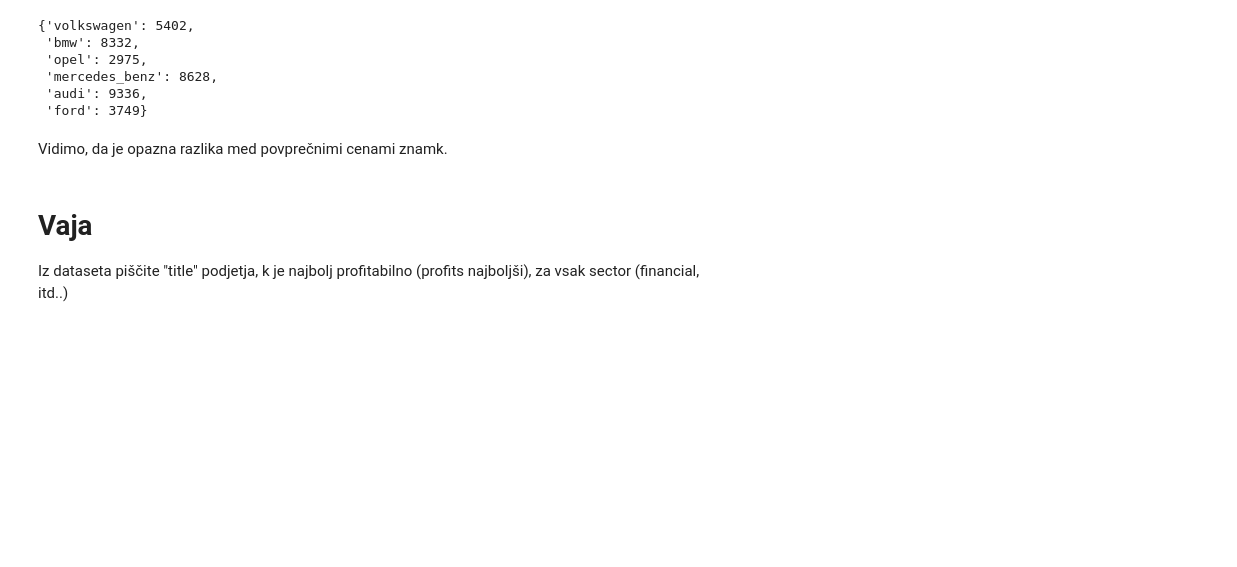
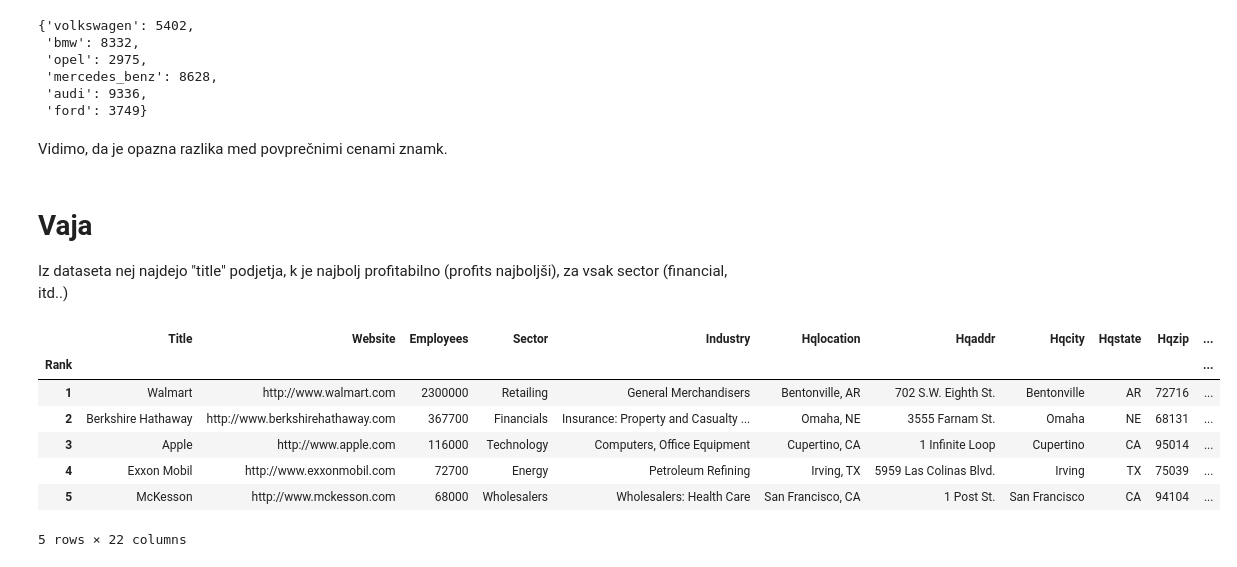
Before and after one commit to icta-tecaji/python-osnovni-public, a Jupyter notebook: Termin_08 -/pandas/Pandas.ipynb, the cells around one changed output. Saved outputs shown, nothing was run; the diff lists cells and outputs as text; code cells hidden in the pictures; blank space fills up the shorter version.

```diff
--- a/Termin_08 -/pandas/Pandas.ipynb
+++ b/Termin_08 -/pandas/Pandas.ipynb
@@ -758,4 +752,4 @@ Vidimo, da je opazna razlika med povprečnimi cenami znamk.
 # %% [markdown]
 # Vaja
 
-Iz dataseta piščite  "title" podjetja, k je najbolj profitabilno (profits najboljši), za vsak sector (financial, itd..)
+Iz dataseta nej najdejo "title" podjetja, k je najbolj profitabilno (profits najboljši), za vsak sector (financial, itd..)
@@ -761,0 +758,12 @@ Iz dataseta piščite  "title" podjetja, k je najbolj profitabilno (profits najb
+# %%
+f500 = pd.read_csv("DATA_fortune_500_2017.csv", index_col = "Rank")
+f500.head()
+# %% [output]
+|  | Title | Website | Employees | Sector | Industry | Hqlocation | Hqaddr | Hqcity | Hqstate | Hqzip | ... |
+| Rank |  |  |  |  |  |  |  |  |  |  | ... |
+| 1 | Walmart | http://www.walmart.com | 2300000 | Retailing | General Merchandisers | Bentonville, AR | 702 S.W. Eighth St. | Bentonville | AR | 72716 | ... |
+| 2 | Berkshire Hathaway | http://www.berkshirehathaway.com | 367700 | Financials | Insurance: Property and Casualty ... | Omaha, NE | 3555 Farnam St. | Omaha | NE | 68131 | ... |
+| 3 | Apple | http://www.apple.com | 116000 | Technology | Computers, Office Equipment | Cupertino, CA | 1 Infinite Loop | Cupertino | CA | 95014 | ... |
+| 4 | Exxon Mobil | http://www.exxonmobil.com | 72700 | Energy | Petroleum Refining | Irving, TX | 5959 Las Colinas Blvd. | Irving | TX | 75039 | ... |
+| 5 | McKesson | http://www.mckesson.com | 68000 | Wholesalers | Wholesalers: Health Care | San Francisco, CA | 1 Post St. | San Francisco | CA | 94104 | ... |
+5 rows × 22 columns
```
Also changed, not shown: parts of 8 cells of this notebook, 9 other files.
